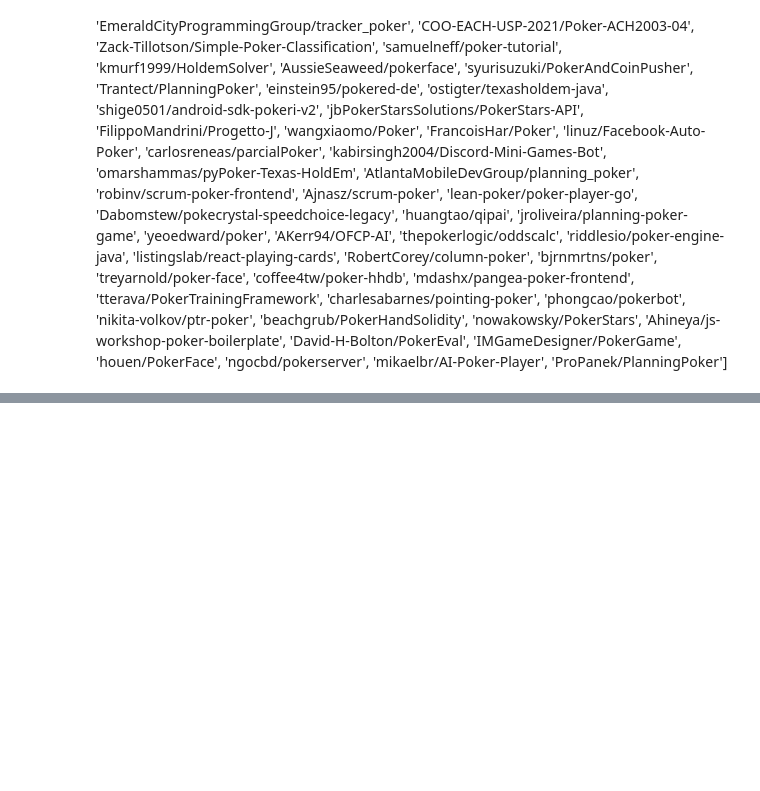
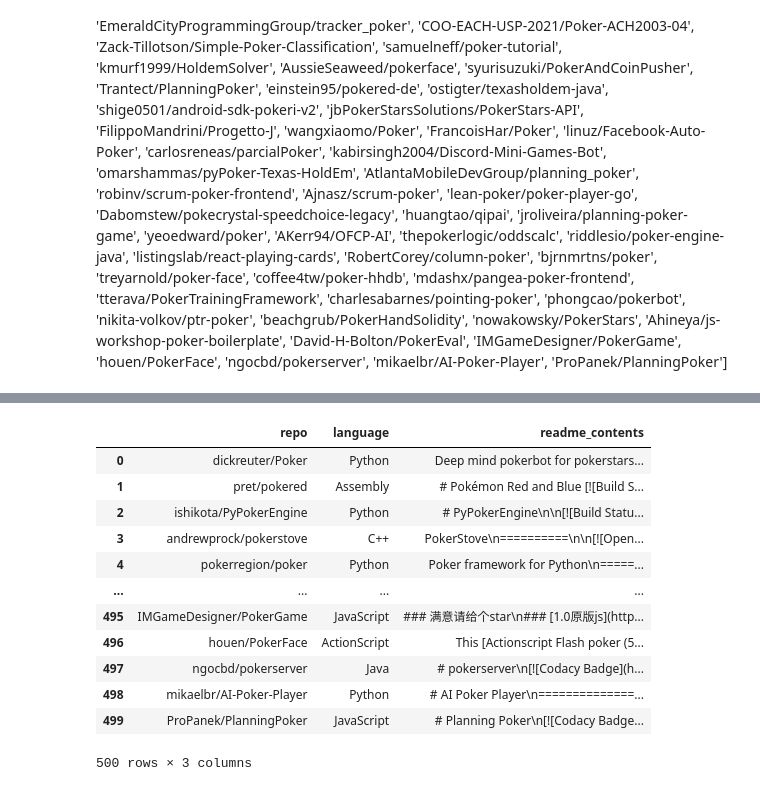
Before and after one commit to Lindsey-Melkozerov-Mitchell/project_repo, a Jupyter notebook: David/Preparation_NLP.ipynb, the cells around one changed output, grey strips where cells are left out. Drawn from its saved outputs; the diff is of its cells as text; code cells hidden in the pictures; blank space fills up the shorter version.

```diff
--- a/David/Preparation_NLP.ipynb
+++ b/David/Preparation_NLP.ipynb
@@ -531,0 +546,16 @@ readme
+# %%
+df
+# %% [output]
+|  | repo | language | readme_contents |
+| 0 | dickreuter/Poker | Python | Deep mind pokerbot for pokerstars... |
+| 1 | pret/pokered | Assembly | # Pokémon Red and Blue [![Build S... |
+| 2 | ishikota/PyPokerEngine | Python | # PyPokerEngine\n\n[![Build Statu... |
+| 3 | andrewprock/pokerstove | C++ | PokerStove\n==========\n\n[![Open... |
+| 4 | pokerregion/poker | Python | Poker framework for Python\n=====... |
+| ... | ... | ... | ... |
+| 495 | IMGameDesigner/PokerGame | JavaScript | ### 满意请给个star\n### [1.0原版js](http... |
+| 496 | houen/PokerFace | ActionScript | This [Actionscript Flash poker (5... |
+| 497 | ngocbd/pokerserver | Java | # pokerserver\n[![Codacy Badge](h... |
+| 498 | mikaelbr/AI-Poker-Player | Python | # AI Poker Player\n==============... |
+| 499 | ProPanek/PlanningPoker | JavaScript | # Planning Poker\n[![Codacy Badge... |
+500 rows × 3 columns
```
Also changed, not shown: parts of 11 cells of this notebook.
